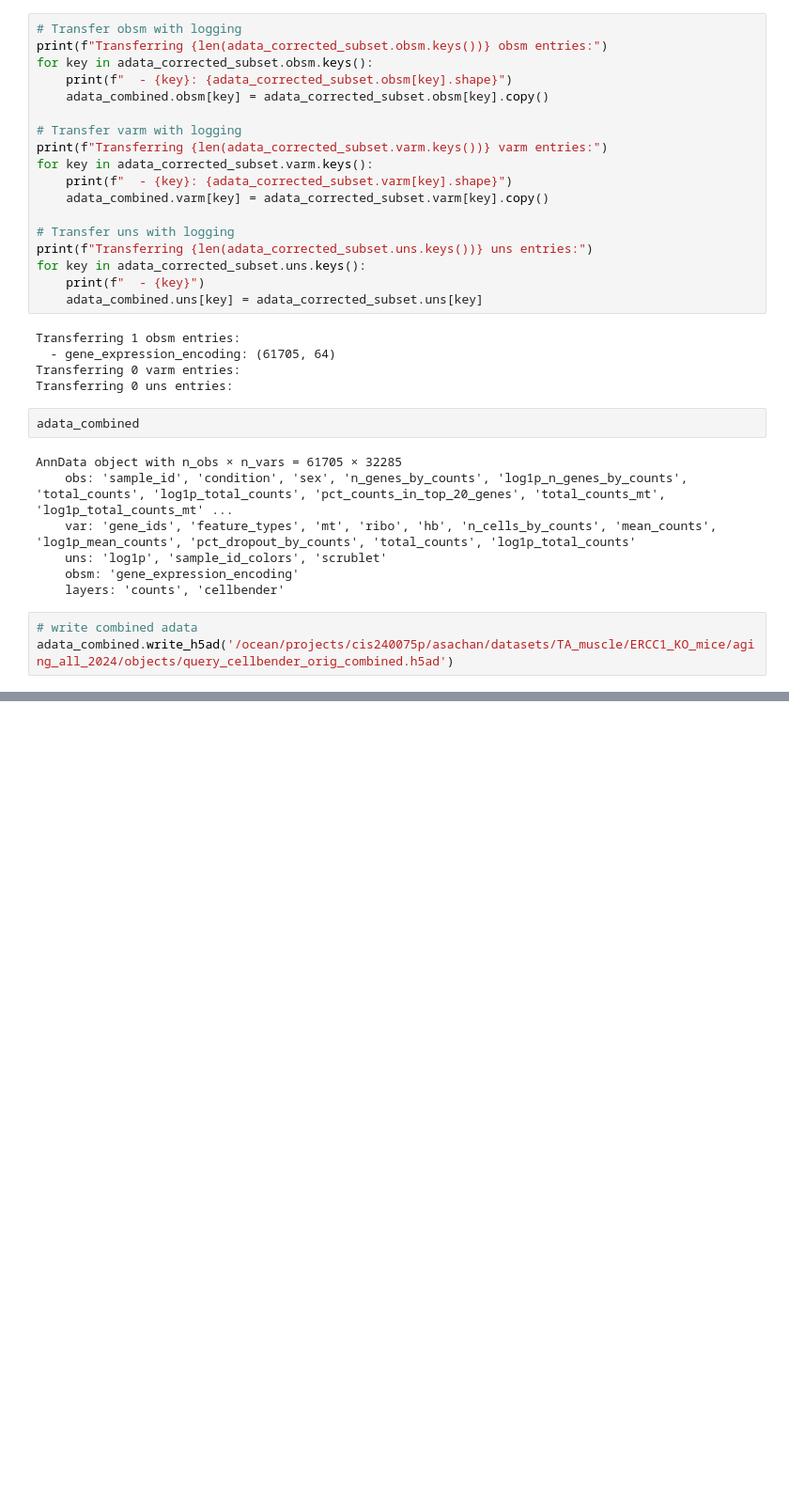
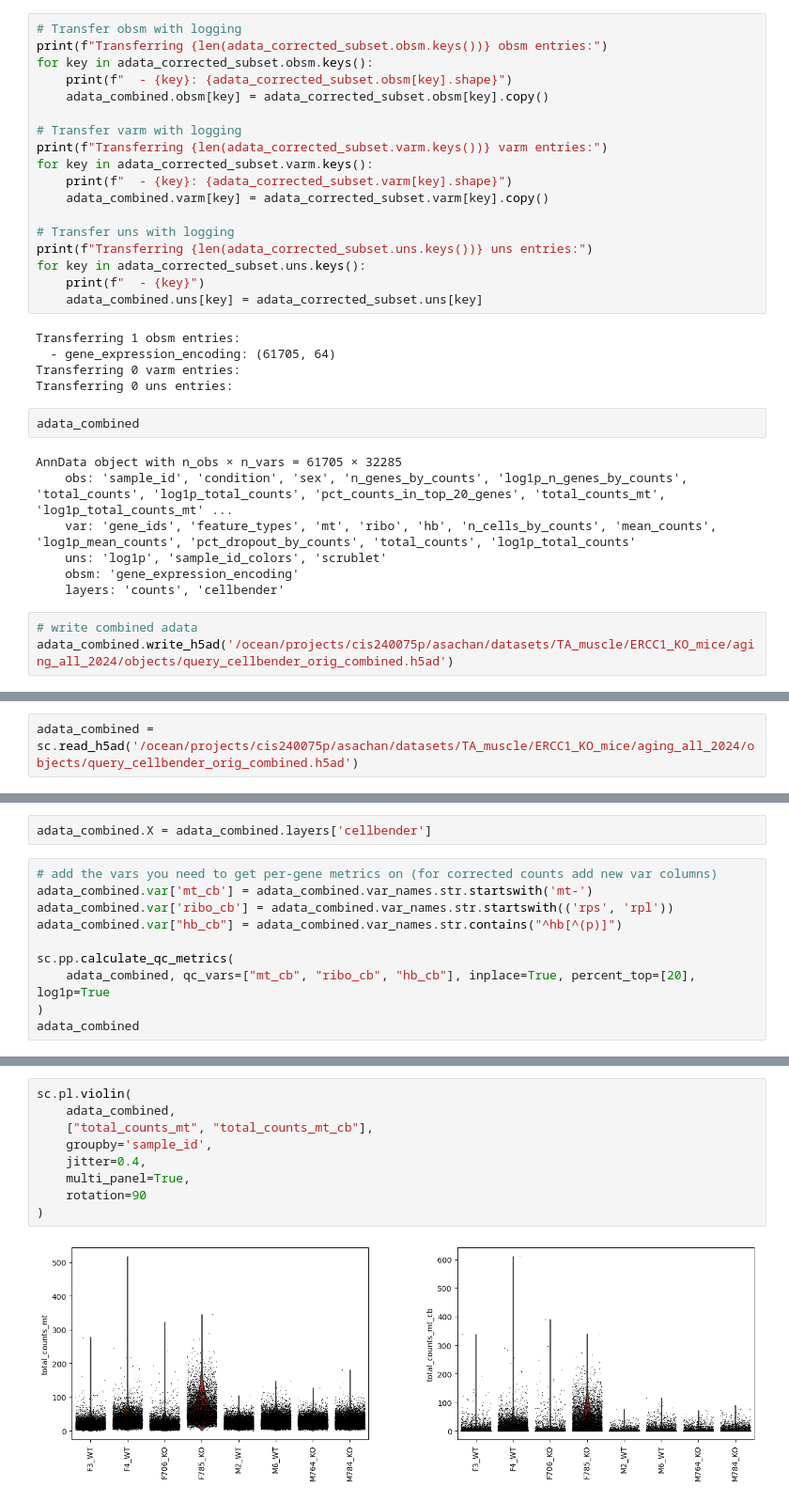
Before and after one commit to akanksha-sachan/TA_muscle_ageing, a Jupyter notebook: py_scripts/preproc/query_preproc.ipynb, the cells around one changed output, grey strips where cells are left out. Shown at 94% size. Drawn from its saved outputs; the diff is of its cells as text; blank space fills up the shorter version.

Commit message:
added comparison between cellbender counts and uncorrected counts, showing a reduction in total mt counts

```diff
--- a/py_scripts/preproc/query_preproc.ipynb
+++ b/py_scripts/preproc/query_preproc.ipynb
@@ -313,3 +313,5 @@ adata_combined.write_h5ad('/ocean/projects/cis240075p/asachan/datasets/TA_muscle
+# %%
+adata_combined = sc.read_h5ad('/ocean/projects/cis240075p/asachan/datasets/TA_muscle/ERCC1_KO_mice/aging_all_2024/objects/query_cellbender_orig_combined.h5ad')
 # %%
 adata_combined
 # %% [output]
@@ -323,0 +326,12 @@ AnnData object with n_obs × n_vars = 61705 × 32285
+# %%
+adata_combined.X = adata_combined.layers['cellbender']
+# %%
+# add the vars you need to get per-gene metrics on (for corrected counts add new var columns)
+adata_combined.var['mt_cb'] = adata_combined.var_names.str.startswith('mt-')
+adata_combined.var['ribo_cb'] = adata_combined.var_names.str.startswith(('rps', 'rpl'))
+adata_combined.var["hb_cb"] = adata_combined.var_names.str.contains("^hb[^(p)]")
+
+sc.pp.calculate_qc_metrics(
+    adata_combined, qc_vars=["mt_cb", "ribo_cb", "hb_cb"], inplace=True, percent_top=[20], log1p=True
+)
+adata_combined
@@ -323,0 +345,11 @@ AnnData object with n_obs × n_vars = 61705 × 32285
+# %%
+sc.pl.violin(
+    adata_combined,
+    ["total_counts_mt", "total_counts_mt_cb"],
+    groupby='sample_id',
+    jitter=0.4,
+    multi_panel=True,
+    rotation=90
+)
+# %% [output]
+[figure, added]
```
Also changed, not shown: parts of 6 cells of this notebook.
